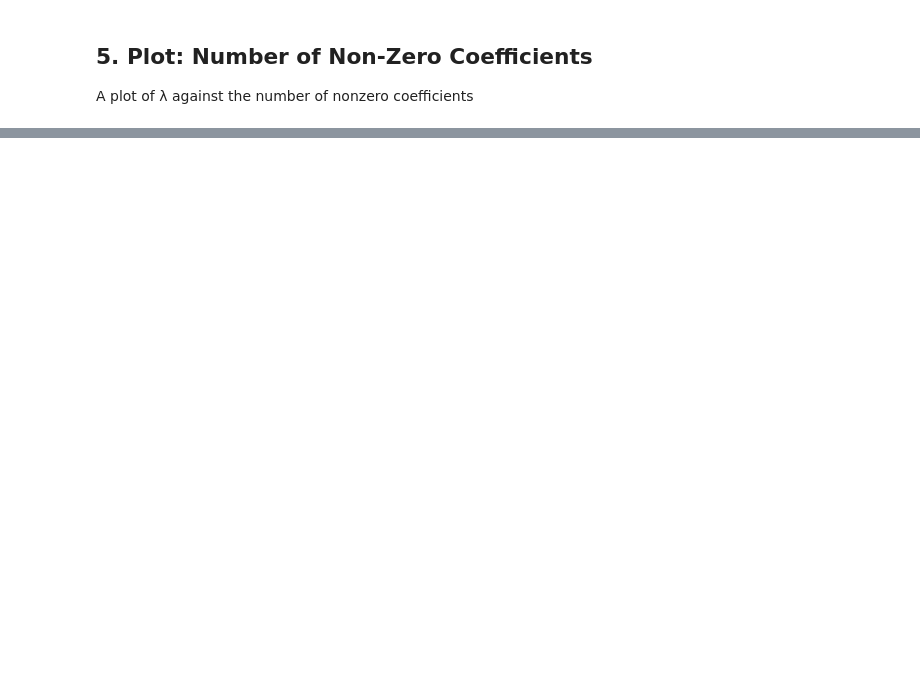
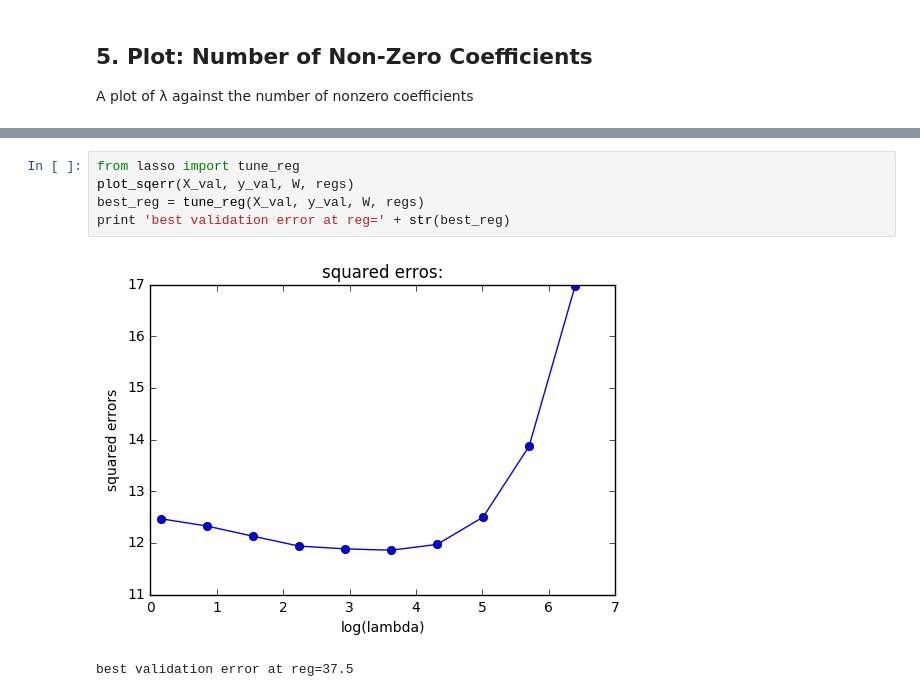
Before and after one commit to ayush29feb/cse446, a Jupyter notebook: assignment1/Lasso Regression.ipynb, the cells around one changed output, grey strips where cells are left out. Drawn from its saved outputs; the diff is of its cells as text; blank space fills up the shorter version.

```diff
--- a/assignment1/Lasso Regression.ipynb
+++ b/assignment1/Lasso Regression.ipynb
@@ -57,0 +68,8 @@ plot_nonzero(W, regs)
+# %%
+from lasso import tune_reg
+plot_sqerr(X_val, y_val, W, regs)
+best_reg = tune_reg(X_val, y_val, W, regs)
+print 'best validation error at reg=' + str(best_reg)
+# %% [output]
+[figure, added]
+best validation error at reg=37.5
```
Also changed, not shown: parts of 9 cells of this notebook, 1 other file.
